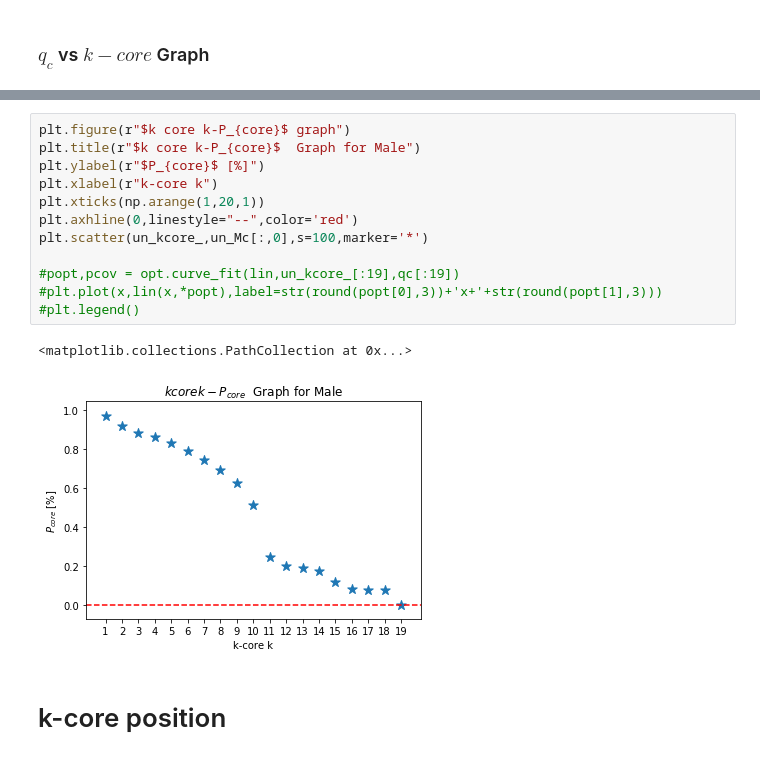
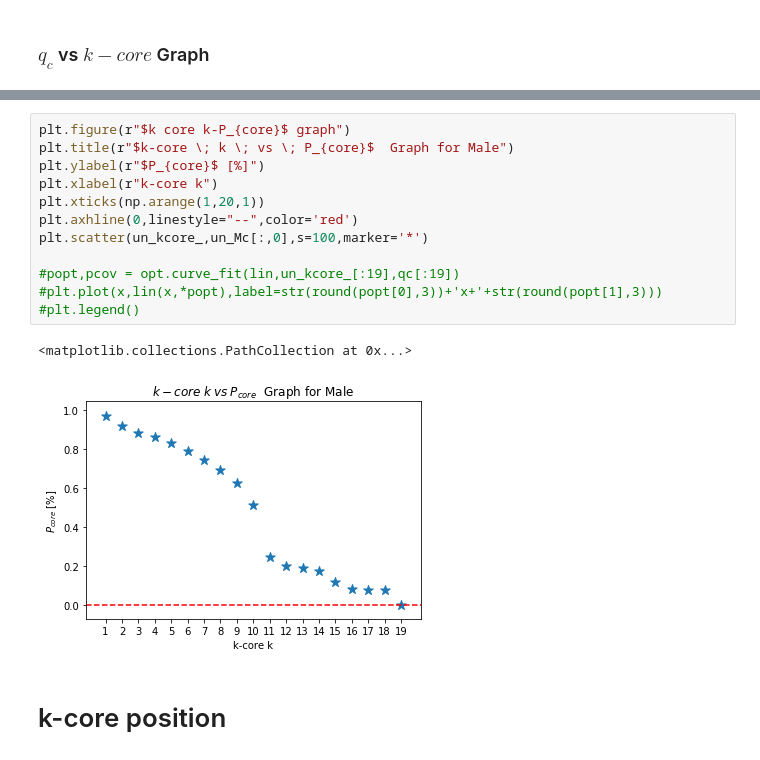
Before and after one commit to Astrocytes120/Graduaion, a Jupyter notebook: C. elegans connectome analysis.ipynb, the cells around one changed output, grey strips where cells are left out. Saved outputs shown, nothing was run; the diff lists cells and outputs as text.

```diff
--- a/C. elegans connectome analysis.ipynb
+++ b/C. elegans connectome analysis.ipynb
@@ -415,18 +415,18 @@ plt.legend()
 # %%
 plt.figure(r"$k core k-P_{core}$ graph")
-plt.title(r"$k core k-P_{core}$  Graph for Male")
+plt.title(r"$k-core \; k \; vs \; P_{core}$  Graph for Male")
 plt.ylabel(r"$P_{core}$ [%]")
 plt.xlabel(r"k-core k")
 plt.xticks(np.arange(1,20,1))
 plt.axhline(0,linestyle="--",color='red')
 plt.scatter(un_kcore_,un_Mc[:,0],s=100,marker='*')
 
 #popt,pcov = opt.curve_fit(lin,un_kcore_[:19],qc[:19])
 #plt.plot(x,lin(x,*popt),label=str(round(popt[0],3))+'x+'+str(round(popt[1],3)))
 #plt.legend()
 # %% [output]
 <matplotlib.collections.PathCollection at 0x...>
-[figure, old version]
+[figure, new version]
 # %% [markdown]
 # k-core position
 # %%
```
Also changed, not shown: parts of 6 cells of this notebook.
